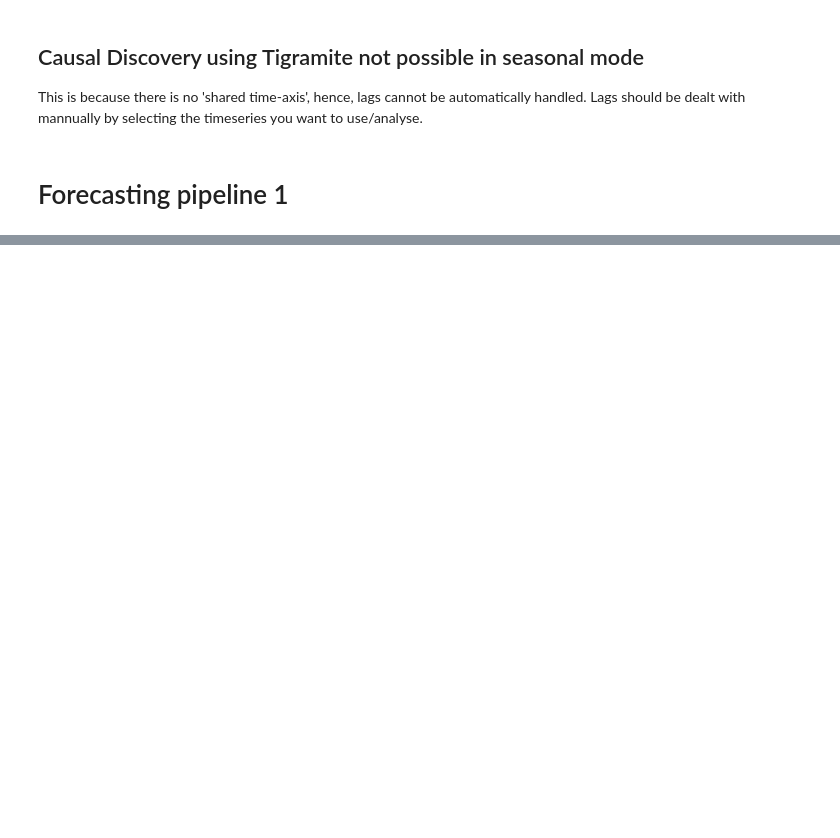
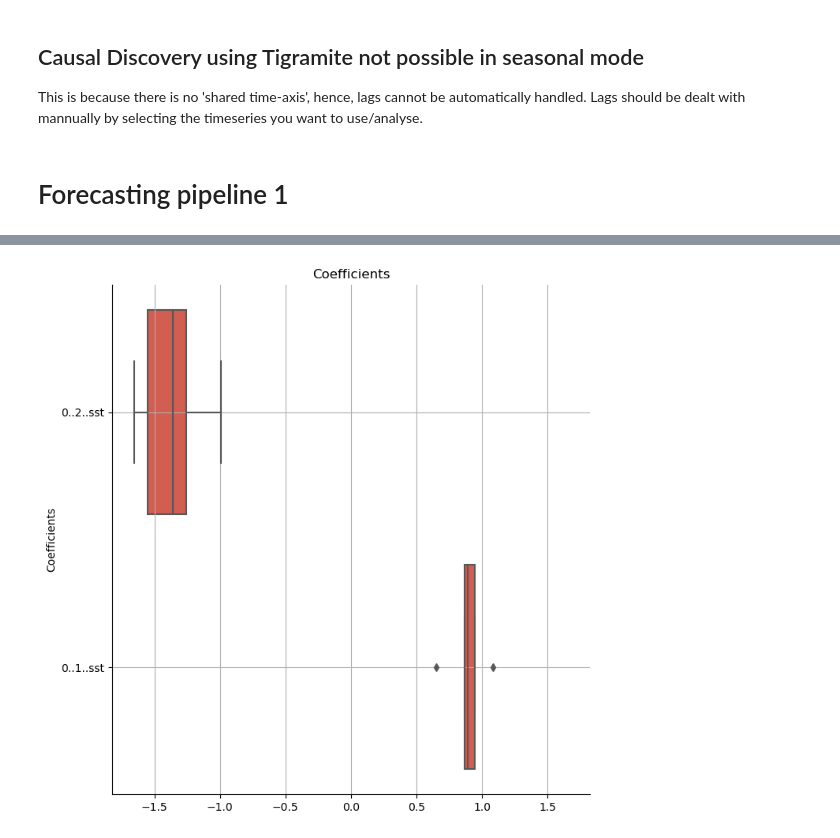
Before and after one commit to semvijverberg/RGCPD, a Jupyter notebook: seasonal_mode.ipynb, the cells around one changed output, grey strips where cells are left out. Drawn from its saved outputs; the diff is of its cells as text; code cells hidden in the pictures; blank space fills up the shorter version.

```diff
--- a/seasonal_mode.ipynb
+++ b/seasonal_mode.ipynb
@@ -305,3 +381,5 @@ df_test_m.loc[0].plot.bar(rot=0, color=['blue', 'green', 'purple'], figsize=(10,
 # %%
 from stat_models import plot_importances
-plot_importances(models_splits_lags=model_lags, lag=0)
+df_weights, fig = plot_importances(models_splits_lags=model_lags, lag=0)
+# %% [output]
+[figure, added]
```
Also changed, not shown: parts of 18 cells of this notebook, 2 other files.
